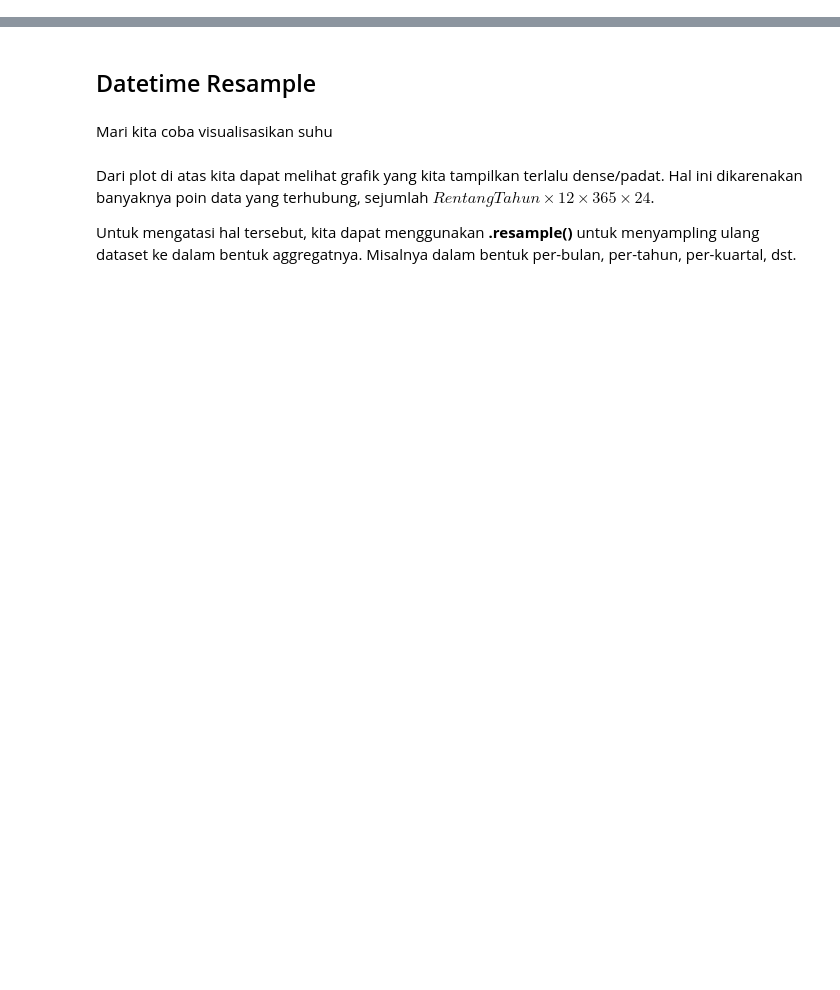
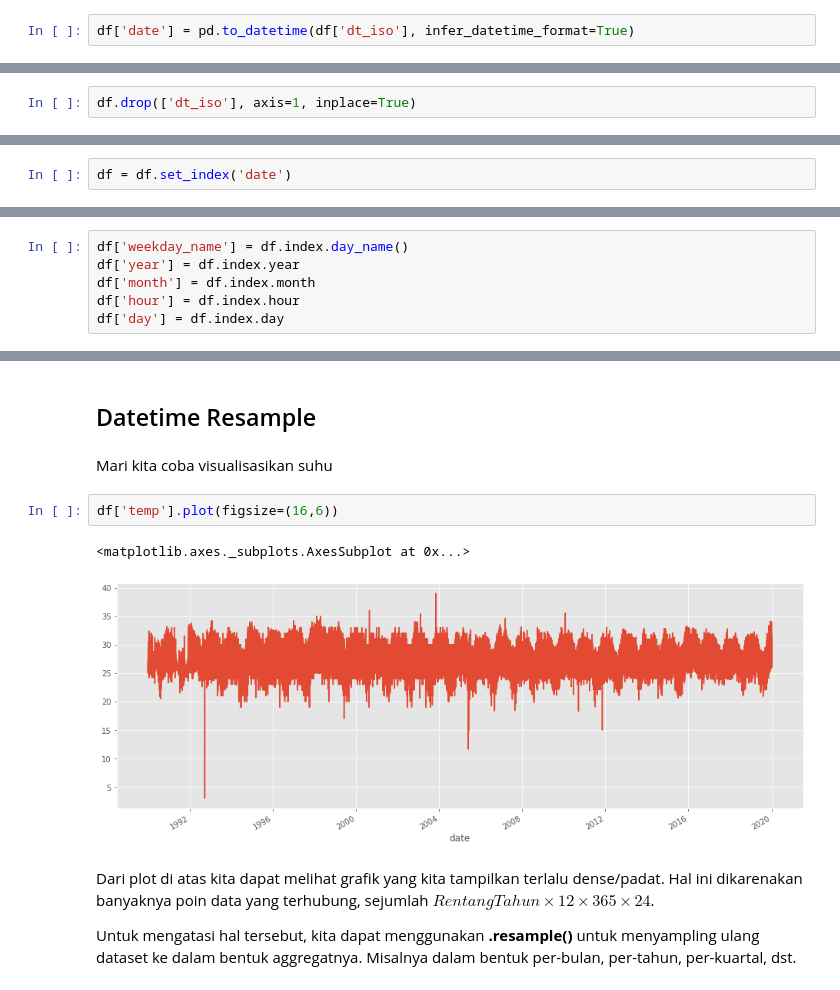
Before and after one commit to mdsatria/dataviz_course, a Jupyter notebook: notebook/4. Visualisasi Trend Over Time & Storytelling.ipynb, the cells around one changed output, grey strips where cells are left out. Drawn from its saved outputs; the diff is of its cells as text; blank space fills up the shorter version.

```diff
--- a/notebook/4. Visualisasi Trend Over Time & Storytelling.ipynb
+++ b/notebook/4. Visualisasi Trend Over Time & Storytelling.ipynb
@@ -28,3 +122,5 @@ Dataset tersebut menggambarkan keadaan cuaca di Denpasar dari kurun waktu 1990-2
 ## Datetime Handling
 # %% [markdown]
 Salah satu kelebihan Pandas adalah kemampuan memproses time series data (https://pandas.pydata.org/pandas-docs/stable/user_guide/timeseries.html). Data yang memiliki tipe time series  bermanfaat untuk analisis trend dengan lebih mudah. Kita dapat mengekstrak pola berdasarkan interval waktu, memberikan informasi yang mudah dicerna melalui visualisasi serta melakukan prediksi nilai.
+# %%
+df['date'] = pd.to_datetime(df['dt_iso'], infer_datetime_format=True)
@@ -30,0 +148,2 @@ Salah satu kelebihan Pandas adalah kemampuan memproses time series data (https:/
+# %%
+df.drop(['dt_iso'], axis=1, inplace=True)
@@ -51,3 +191,5 @@ Indexing row/object data dalam pandas dapat menggunakan fungsi *.loc* atau *.ilo
 Adanya timestamp dalam dataset dapat memudahkan kita dalam melihat data sesuai dengan waktu yang kita ingginkan. Misalkan saja, Anda ingin mengetahui suhu sepanjang tahun 1990, suhu pada bulan Desember 2010 atau suhu pada tanggal 1 Januari 2002 pukul 15.00.
 
 Untuk melakukan hal tersebut, kita harus mengubah index data kita dengan timestamp.
+# %%
+df = df.set_index('date')
@@ -108,0 +283,6 @@ Dengan index berupa datetime, kita dapat melakukan feature engineering lebih lan
+# %%
+df['weekday_name'] = df.index.day_name()
+df['year'] = df.index.year
+df['month'] = df.index.month
+df['hour'] = df.index.hour
+df['day'] = df.index.day
@@ -110,6 +320,11 @@ Dengan index berupa datetime, kita dapat melakukan feature engineering lebih lan
 ## Datetime Resample
 # %% [markdown]
 Mari kita coba visualisasikan suhu
+# %%
+df['temp'].plot(figsize=(16,6))
+# %% [output]
+<matplotlib.axes._subplots.AxesSubplot at 0x...>
+[figure, added]
 # %% [markdown]
 Dari plot di atas kita dapat melihat grafik yang kita tampilkan terlalu dense/padat. Hal ini dikarenakan banyaknya poin data yang terhubung, sejumlah $RentangTahun\times12\times365\times24$.
 
```
Also changed, not shown: parts of 50 cells of this notebook.
